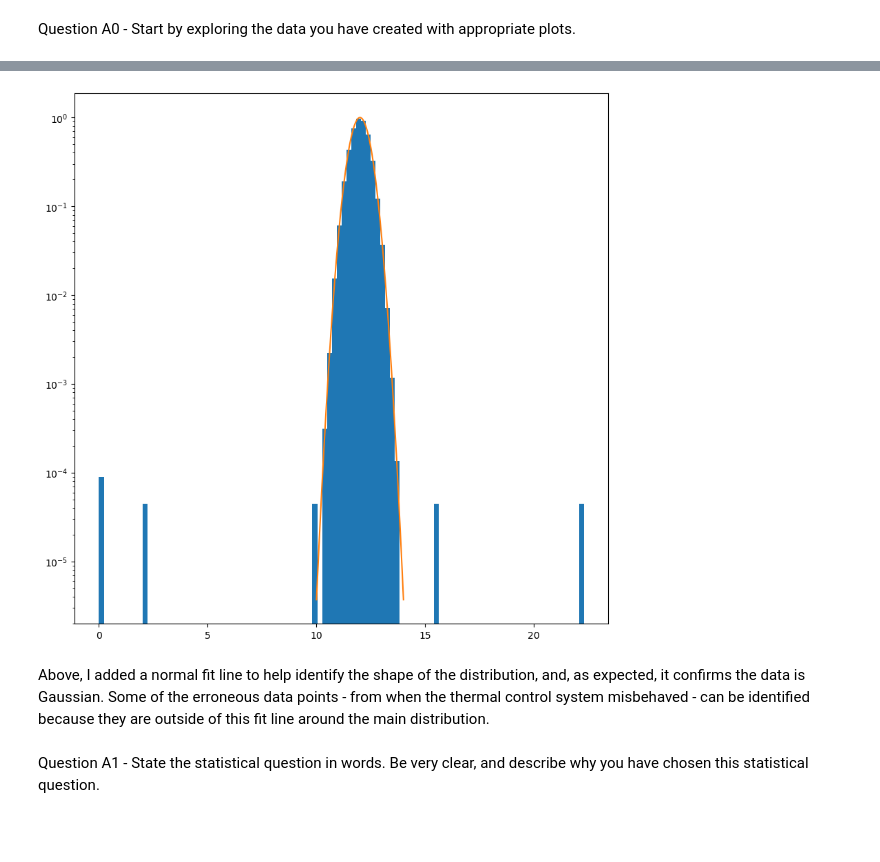
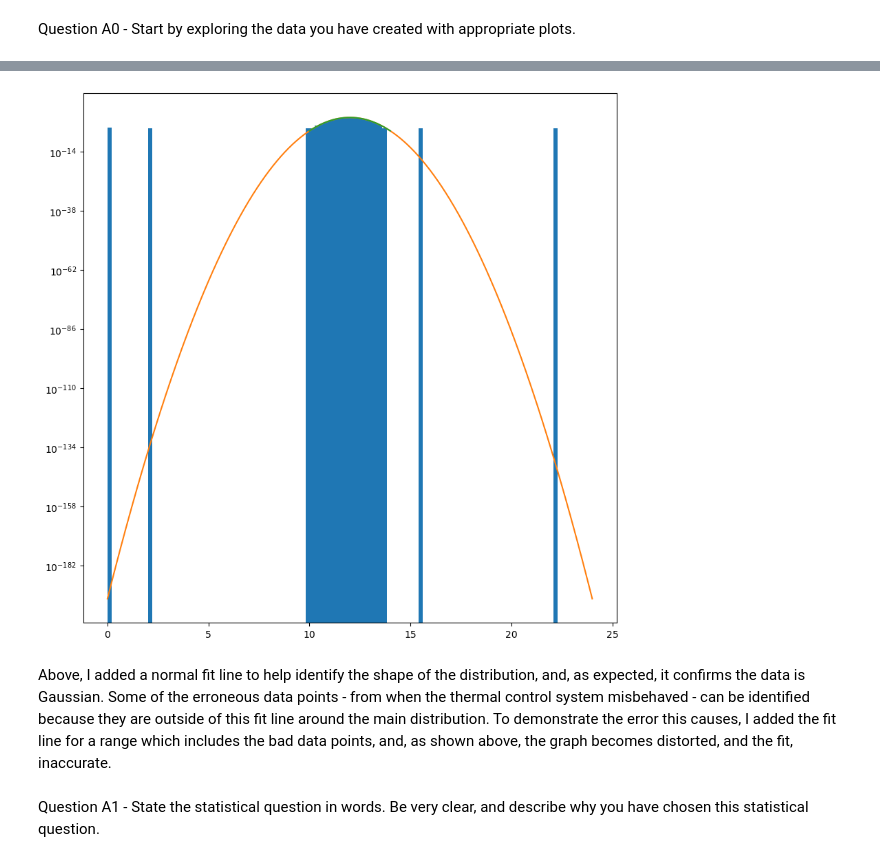
Before and after one commit to ellaaaaah/phys434, a Jupyter notebook: lab/LAB3.ipynb, the cells around one changed output, grey strips where cells are left out. Cells and saved outputs as stored; diff of their text form; code cells hidden in the pictures; blank space fills up the shorter version.

```diff
--- a/lab/LAB3.ipynb
+++ b/lab/LAB3.ipynb
@@ -30,19 +45,18 @@ Question A0 - Start by exploring the data you have created with appropriate plot
 # %%
-# generate data, including 'bad' data
-d = np.append(stats.norm.rvs(loc = 12, scale = 0.4, size = 100000), [10., 10.3, 2.1, 0., 0., 15.6, 22.3, 12.7])
-
-# adding the gaussian fit line around the main peak
+# adding the gaussian fit line around all data points
 fig, ax = plt.subplots(1, 1)
 ax.hist(d, 100, density = True)
 plt.yscale('log')
+x = np.linspace(0, 24, 1000)
+ax.plot(x, stats.norm.pdf(x, loc = 12, scale = 0.4))
 x2 = np.linspace(10, 14, 1000)
 ax.plot(x2, stats.norm.pdf(x2, loc = 12, scale = 0.4))
 
 plt.show()
 # %% [output]
-[figure, old version]
+[figure, new version]
 # %% [markdown]
-Above, I added a normal fit line to help identify the shape of the distribution, and, as expected, it confirms the data is Gaussian. Some of the erroneous data points - from when the thermal control system misbehaved - can be identified because they are outside of this fit line around the main distribution.
+Above, I added a normal fit line to help identify the shape of the distribution, and, as expected, it confirms the data is Gaussian. Some of the erroneous data points - from when the thermal control system misbehaved - can be identified because they are outside of this fit line around the main distribution. To demonstrate the error this causes, I added the fit line for a range which includes the bad data points, and, as shown above, the graph becomes distorted, and the fit, inaccurate.
 # %% [markdown]
 Question A1 - State the statistical question in words. Be very clear, and describe why you have chosen this statistical question.
 # %% [markdown]
```
Also changed, not shown: parts of 16 cells of this notebook.
